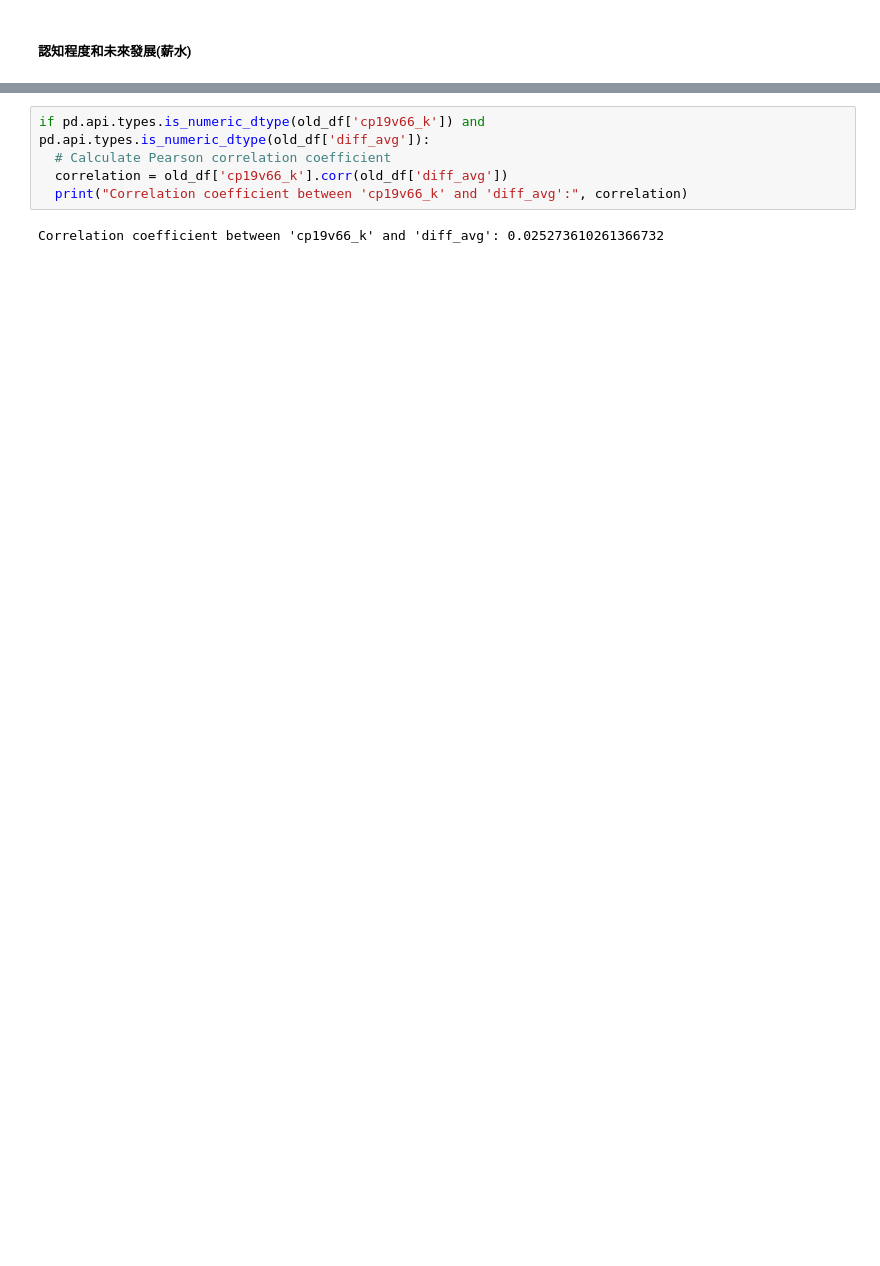
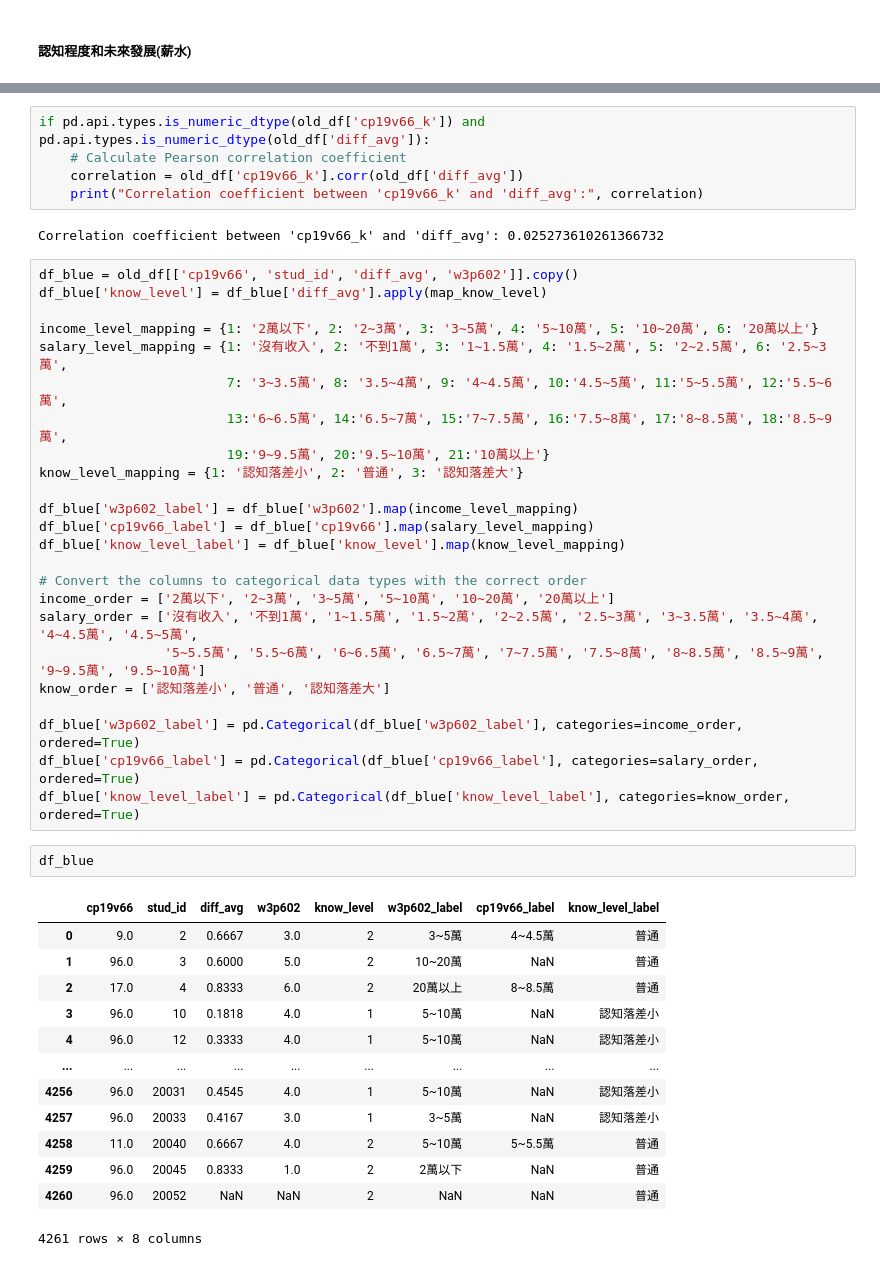
Before and after one commit to ouyang-yang/TIER, a Jupyter notebook: EE_FP.ipynb, the cells around one changed output, grey strips where cells are left out. Drawn from its saved outputs; the diff is of its cells as text; blank space fills up the shorter version.

```diff
--- a/EE_FP.ipynb
+++ b/EE_FP.ipynb
@@ -407,7 +488,47 @@ not_nan_count = (~old_df['cp19v66_k'].isna()).sum() #1781
 # %%
 if pd.api.types.is_numeric_dtype(old_df['cp19v66_k']) and pd.api.types.is_numeric_dtype(old_df['diff_avg']):
-  # Calculate Pearson correlation coefficient
-  correlation = old_df['cp19v66_k'].corr(old_df['diff_avg'])
-  print("Correlation coefficient between 'cp19v66_k' and 'diff_avg':", correlation)
+    # Calculate Pearson correlation coefficient
+    correlation = old_df['cp19v66_k'].corr(old_df['diff_avg'])
+    print("Correlation coefficient between 'cp19v66_k' and 'diff_avg':", correlation)
 # %% [output]
 Correlation coefficient between 'cp19v66_k' and 'diff_avg': 0.025273610261366732
+# %%
+df_blue = old_df[['cp19v66', 'stud_id', 'diff_avg', 'w3p602']].copy()
+df_blue['know_level'] = df_blue['diff_avg'].apply(map_know_level)
+
+income_level_mapping = {1: '2萬以下', 2: '2~3萬', 3: '3~5萬', 4: '5~10萬', 5: '10~20萬', 6: '20萬以上'}
+salary_level_mapping = {1: '沒有收入', 2: '不到1萬', 3: '1~1.5萬', 4: '1.5~2萬', 5: '2~2.5萬', 6: '2.5~3萬',
+                        7: '3~3.5萬', 8: '3.5~4萬', 9: '4~4.5萬', 10:'4.5~5萬', 11:'5~5.5萬', 12:'5.5~6萬',
+                        13:'6~6.5萬', 14:'6.5~7萬', 15:'7~7.5萬', 16:'7.5~8萬', 17:'8~8.5萬', 18:'8.5~9萬',
+                        19:'9~9.5萬', 20:'9.5~10萬', 21:'10萬以上'}
+know_level_mapping = {1: '認知落差小', 2: '普通', 3: '認知落差大'}
+
+df_blue['w3p602_label'] = df_blue['w3p602'].map(income_level_mapping)
+df_blue['cp19v66_label'] = df_blue['cp19v66'].map(salary_level_mapping)
+df_blue['know_level_label'] = df_blue['know_level'].map(know_level_mapping)
+
+# Convert the columns to categorical data types with the correct order
+income_order = ['2萬以下', '2~3萬', '3~5萬', '5~10萬', '10~20萬', '20萬以上']
+salary_order = ['沒有收入', '不到1萬', '1~1.5萬', '1.5~2萬', '2~2.5萬', '2.5~3萬', '3~3.5萬', '3.5~4萬', '4~4.5萬', '4.5~5萬',
+                '5~5.5萬', '5.5~6萬', '6~6.5萬', '6.5~7萬', '7~7.5萬', '7.5~8萬', '8~8.5萬', '8.5~9萬', '9~9.5萬', '9.5~10萬']
+know_order = ['認知落差小', '普通', '認知落差大']
+
+df_blue['w3p602_label'] = pd.Categorical(df_blue['w3p602_label'], categories=income_order, ordered=True)
+df_blue['cp19v66_label'] = pd.Categorical(df_blue['cp19v66_label'], categories=salary_order, ordered=True)
+df_blue['know_level_label'] = pd.Categorical(df_blue['know_level_label'], categories=know_order, ordered=True)
+# %%
+df_blue
+# %% [output]
+|  | cp19v66 | stud_id | diff_avg | w3p602 | know_level | w3p602_label | cp19v66_label | know_level_label |
+| 0 | 9.0 | 2 | 0.6667 | 3.0 | 2 | 3~5萬 | 4~4.5萬 | 普通 |
+| 1 | 96.0 | 3 | 0.6000 | 5.0 | 2 | 10~20萬 | NaN | 普通 |
+| 2 | 17.0 | 4 | 0.8333 | 6.0 | 2 | 20萬以上 | 8~8.5萬 | 普通 |
+| 3 | 96.0 | 10 | 0.1818 | 4.0 | 1 | 5~10萬 | NaN | 認知落差小 |
+| 4 | 96.0 | 12 | 0.3333 | 4.0 | 1 | 5~10萬 | NaN | 認知落差小 |
+| ... | ... | ... | ... | ... | ... | ... | ... | ... |
+| 4256 | 96.0 | 20031 | 0.4545 | 4.0 | 1 | 5~10萬 | NaN | 認知落差小 |
+| 4257 | 96.0 | 20033 | 0.4167 | 3.0 | 1 | 3~5萬 | NaN | 認知落差小 |
+| 4258 | 11.0 | 20040 | 0.6667 | 4.0 | 2 | 5~10萬 | 5~5.5萬 | 普通 |
+| 4259 | 96.0 | 20045 | 0.8333 | 1.0 | 2 | 2萬以下 | NaN | 普通 |
+| 4260 | 96.0 | 20052 | NaN | NaN | 2 | NaN | NaN | 普通 |
+4261 rows × 8 columns
```
Also changed, not shown: parts of 7 cells of this notebook.
